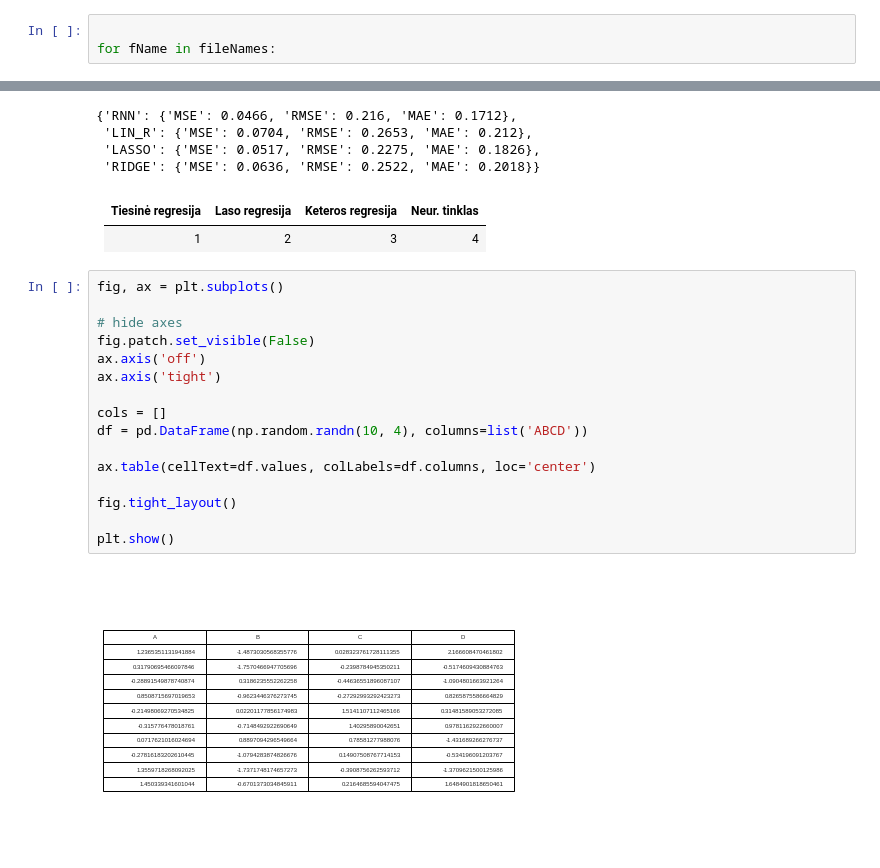
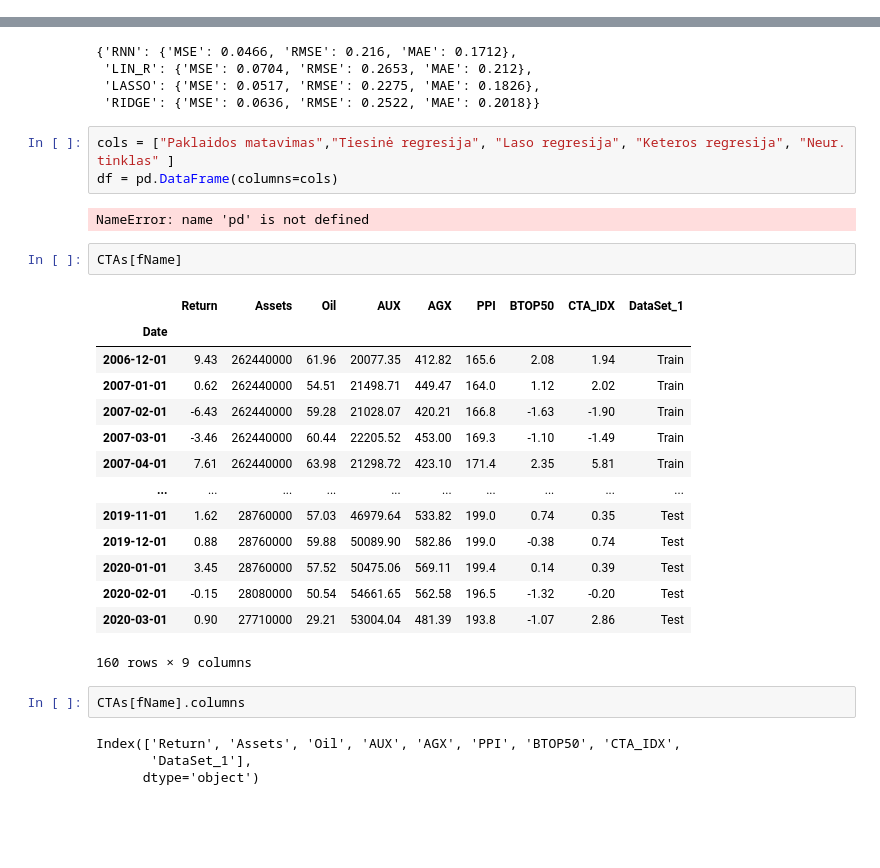
Before and after one commit to LukasJur/CTA_forecasting_RNN, a Jupyter notebook: CTA_RNN.ipynb, the cells around one changed output, grey strips where cells are left out. Saved outputs shown, nothing was run; the diff lists cells and outputs as text; blank space fills up the shorter version.

```diff
--- a/CTA_RNN.ipynb
+++ b/CTA_RNN.ipynb
@@ -276,9 +278,6 @@ for fName in fileNames:
     pred_result[fName]["Pred"] = pred_norm
 
 fill_error_dictionary(error_dict["RNN"], true_arr, pred_arr, 4)
-# %%
-
-for fName in fileNames:
 # %%
 # Collect all train and test sets
 all_test_x = np.array([])
@@ -316,25 +315,31 @@ error_dict
  'LIN_R': {'MSE': 0.0704, 'RMSE': 0.2653, 'MAE': 0.212},
  'LASSO': {'MSE': 0.0517, 'RMSE': 0.2275, 'MAE': 0.1826},
  'RIDGE': {'MSE': 0.0636, 'RMSE': 0.2522, 'MAE': 0.2018}}
-# %% [markdown]
-| Tiesinė regresija   | Laso regresija | Keteros regresija | Neur. tinklas |
-|------|------|-----|-----|
-|   1  | 2  |3 | 4 |
-# %%
-fig, ax = plt.subplots()
-
-# hide axes
-fig.patch.set_visible(False)
-ax.axis('off')
-ax.axis('tight')
-
-cols = []
-df = pd.DataFrame(np.random.randn(10, 4), columns=list('ABCD'))
-
-ax.table(cellText=df.values, colLabels=df.columns, loc='center')
-
-fig.tight_layout()
-
-plt.show()
-# %% [output]
-[figure, removed]
+# %%
+cols = ["Paklaidos matavimas","Tiesinė regresija", "Laso regresija", "Keteros regresija", "Neur. tinklas" ]
+df = pd.DataFrame(columns=cols)
+# %% [output]
+NameError: name 'pd' is not defined
+# %%
+CTAs[fName]
+# %% [output]
+|  | Return | Assets | Oil | AUX | AGX | PPI | BTOP50 | CTA_IDX | DataSet_1 |
+| Date |  |  |  |  |  |  |  |  |  |
+| 2006-12-01 | 9.43 | 262440000 | 61.96 | 20077.35 | 412.82 | 165.6 | 2.08 | 1.94 | Train |
+| 2007-01-01 | 0.62 | 262440000 | 54.51 | 21498.71 | 449.47 | 164.0 | 1.12 | 2.02 | Train |
+| 2007-02-01 | -6.43 | 262440000 | 59.28 | 21028.07 | 420.21 | 166.8 | -1.63 | -1.90 | Train |
+| 2007-03-01 | -3.46 | 262440000 | 60.44 | 22205.52 | 453.00 | 169.3 | -1.10 | -1.49 | Train |
+| 2007-04-01 | 7.61 | 262440000 | 63.98 | 21298.72 | 423.10 | 171.4 | 2.35 | 5.81 | Train |
+| ... | ... | ... | ... | ... | ... | ... | ... | ... | ... |
+| 2019-11-01 | 1.62 | 28760000 | 57.03 | 46979.64 | 533.82 | 199.0 | 0.74 | 0.35 | Test |
+| 2019-12-01 | 0.88 | 28760000 | 59.88 | 50089.90 | 582.86 | 199.0 | -0.38 | 0.74 | Test |
+| 2020-01-01 | 3.45 | 28760000 | 57.52 | 50475.06 | 569.11 | 199.4 | 0.14 | 0.39 | Test |
+| 2020-02-01 | -0.15 | 28080000 | 50.54 | 54661.65 | 562.58 | 196.5 | -1.32 | -0.20 | Test |
+| 2020-03-01 | 0.90 | 27710000 | 29.21 | 53004.04 | 481.39 | 193.8 | -1.07 | 2.86 | Test |
+160 rows × 9 columns
+# %%
+CTAs[fName].columns
+# %% [output]
+Index(['Return', 'Assets', 'Oil', 'AUX', 'AGX', 'PPI', 'BTOP50', 'CTA_IDX',
+       'DataSet_1'],
+      dtype='object')
```
Also changed, not shown: parts of 1 cell of this notebook, 8 other files.
